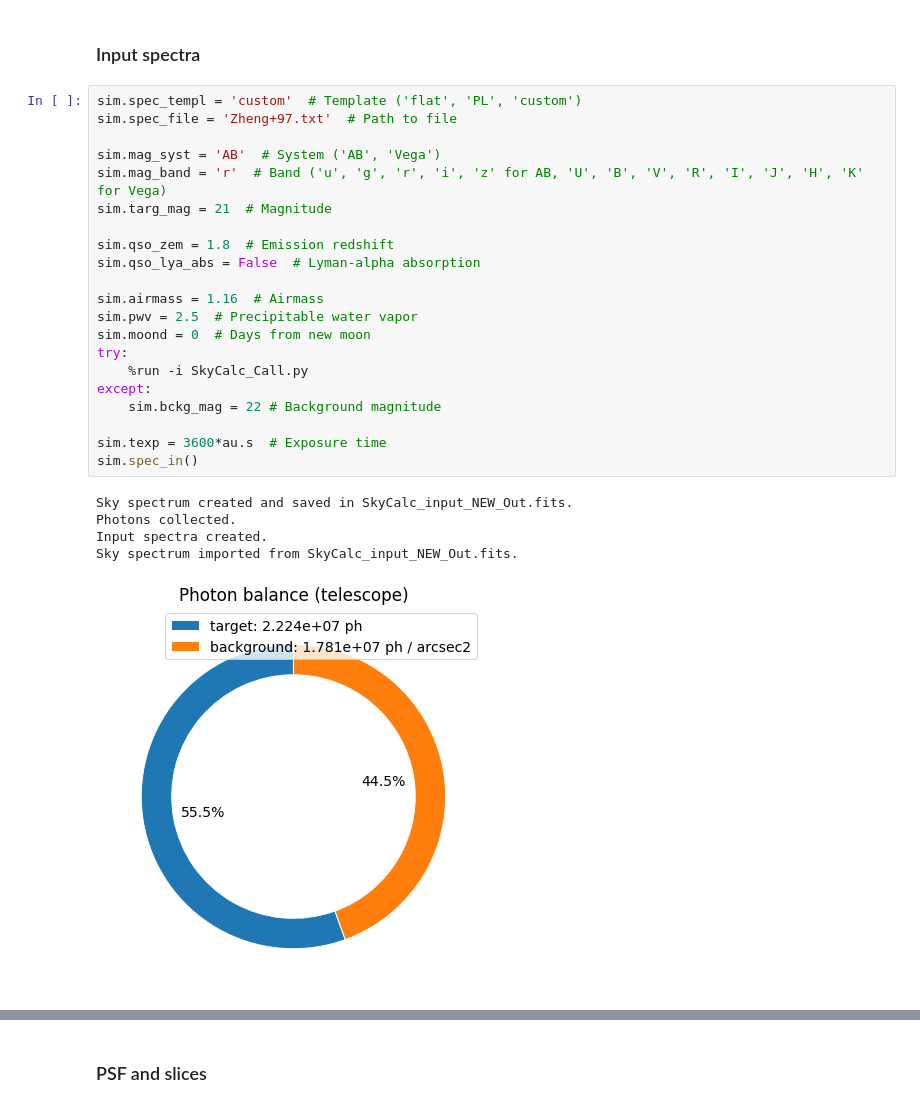
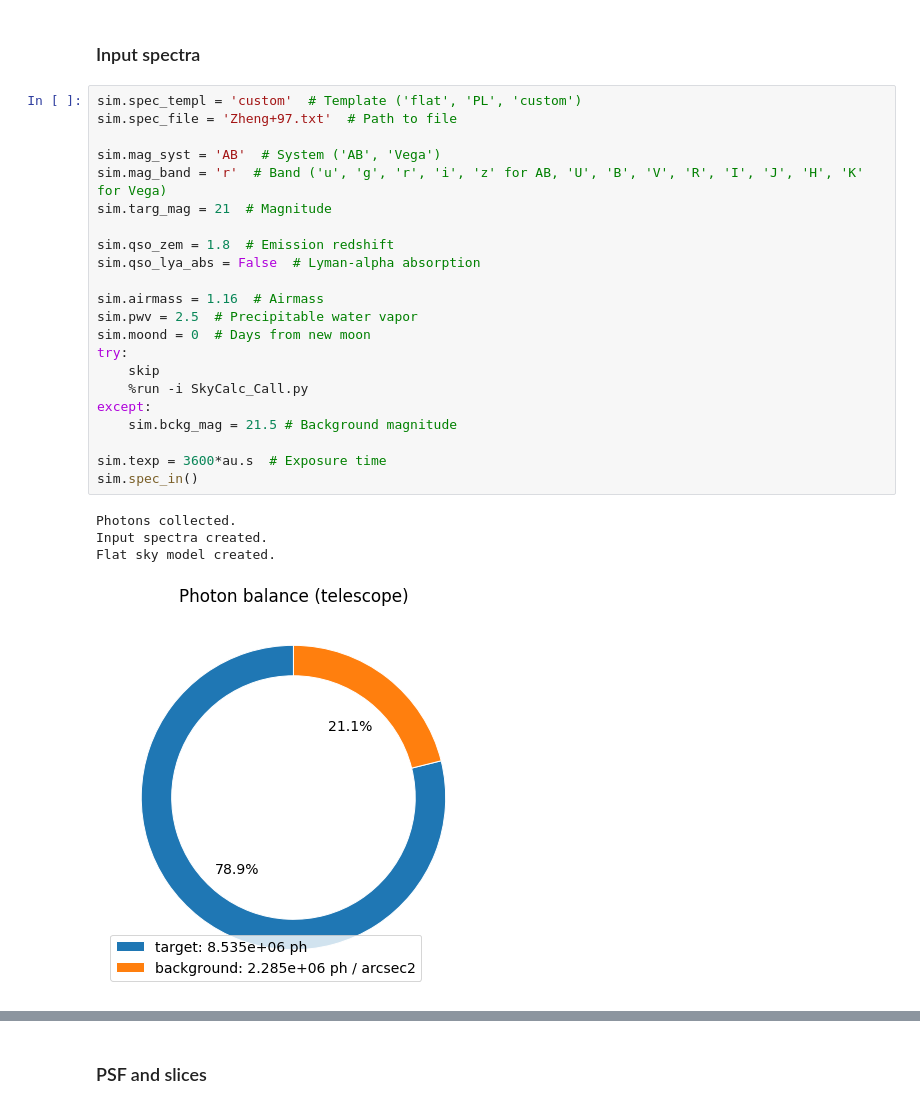
Before and after one commit to gcupani/astro_apps, a Jupyter notebook: CUBES E2E simulator (compact).ipynb, the cells around one changed output, grey strips where cells are left out. Cells and saved outputs as stored; diff of their text form.

Commit message:
Disabled skycalc; made sky magnitude adjustable

```diff
--- a/CUBES E2E simulator (compact).ipynb
+++ b/CUBES E2E simulator (compact).ipynb
@@ -8,27 +8,27 @@
 # %%
 sim.spec_templ = 'custom'  # Template ('flat', 'PL', 'custom')
 sim.spec_file = 'Zheng+97.txt'  # Path to file
 
 sim.mag_syst = 'AB'  # System ('AB', 'Vega')
 sim.mag_band = 'r'  # Band ('u', 'g', 'r', 'i', 'z' for AB, 'U', 'B', 'V', 'R', 'I', 'J', 'H', 'K' for Vega)
 sim.targ_mag = 21  # Magnitude
 
 sim.qso_zem = 1.8  # Emission redshift
 sim.qso_lya_abs = False  # Lyman-alpha absorption
 
 sim.airmass = 1.16  # Airmass
 sim.pwv = 2.5  # Precipitable water vapor
 sim.moond = 0  # Days from new moon
 try:
+    skip
     %run -i SkyCalc_Call.py
 except:
-    sim.bckg_mag = 22 # Background magnitude
+    sim.bckg_mag = 21.5 # Background magnitude
 
 sim.texp = 3600*au.s  # Exposure time
 sim.spec_in()
 # %% [output]
-Sky spectrum created and saved in SkyCalc_input_NEW_Out.fits.
 Photons collected.
 Input spectra created.
-Sky spectrum imported from SkyCalc_input_NEW_Out.fits.
+Flat sky model created.
-[figure, old version]
+[figure, new version]
```
Also changed, not shown: parts of 2 cells of this notebook, 2 other files.
